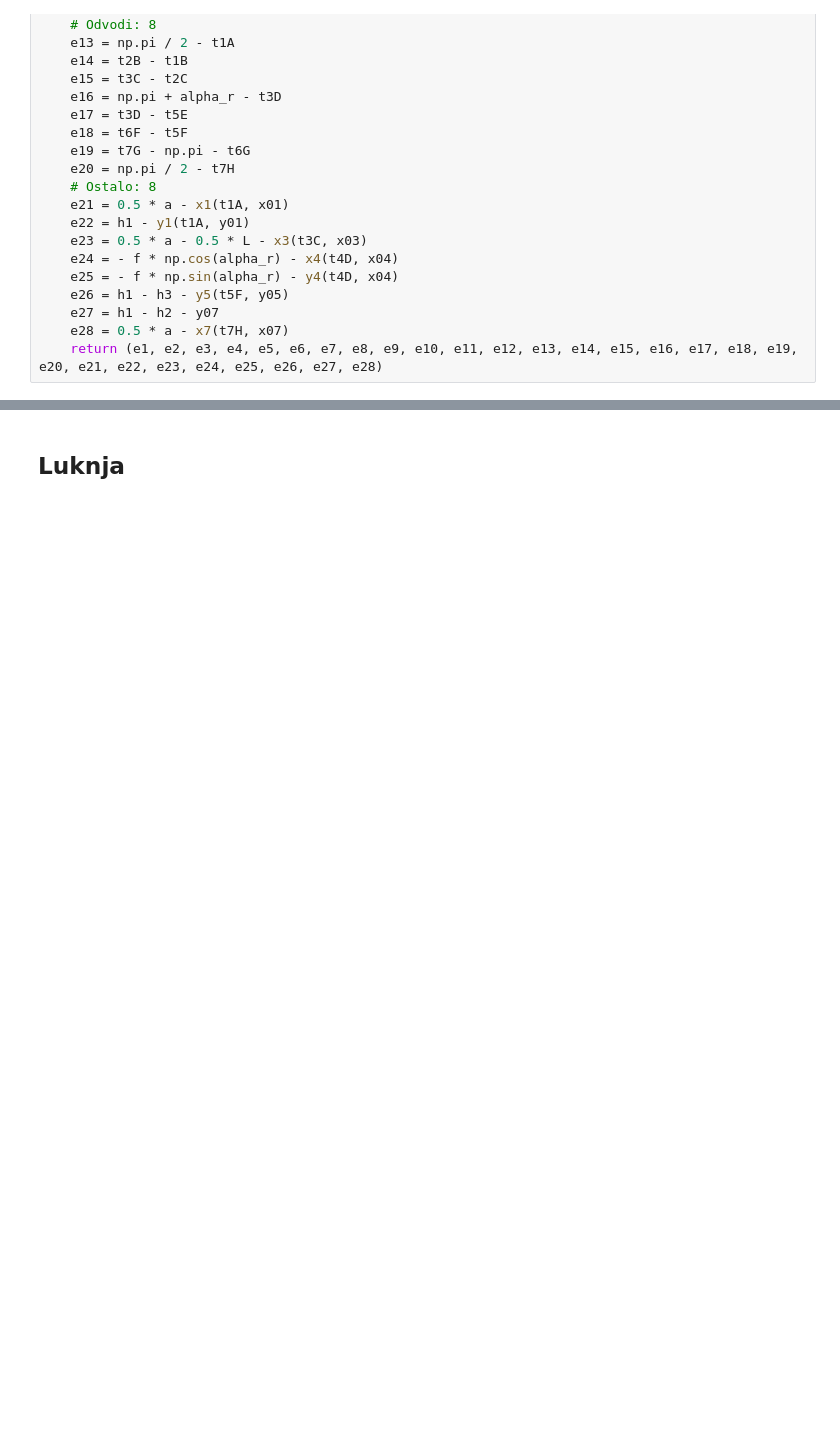
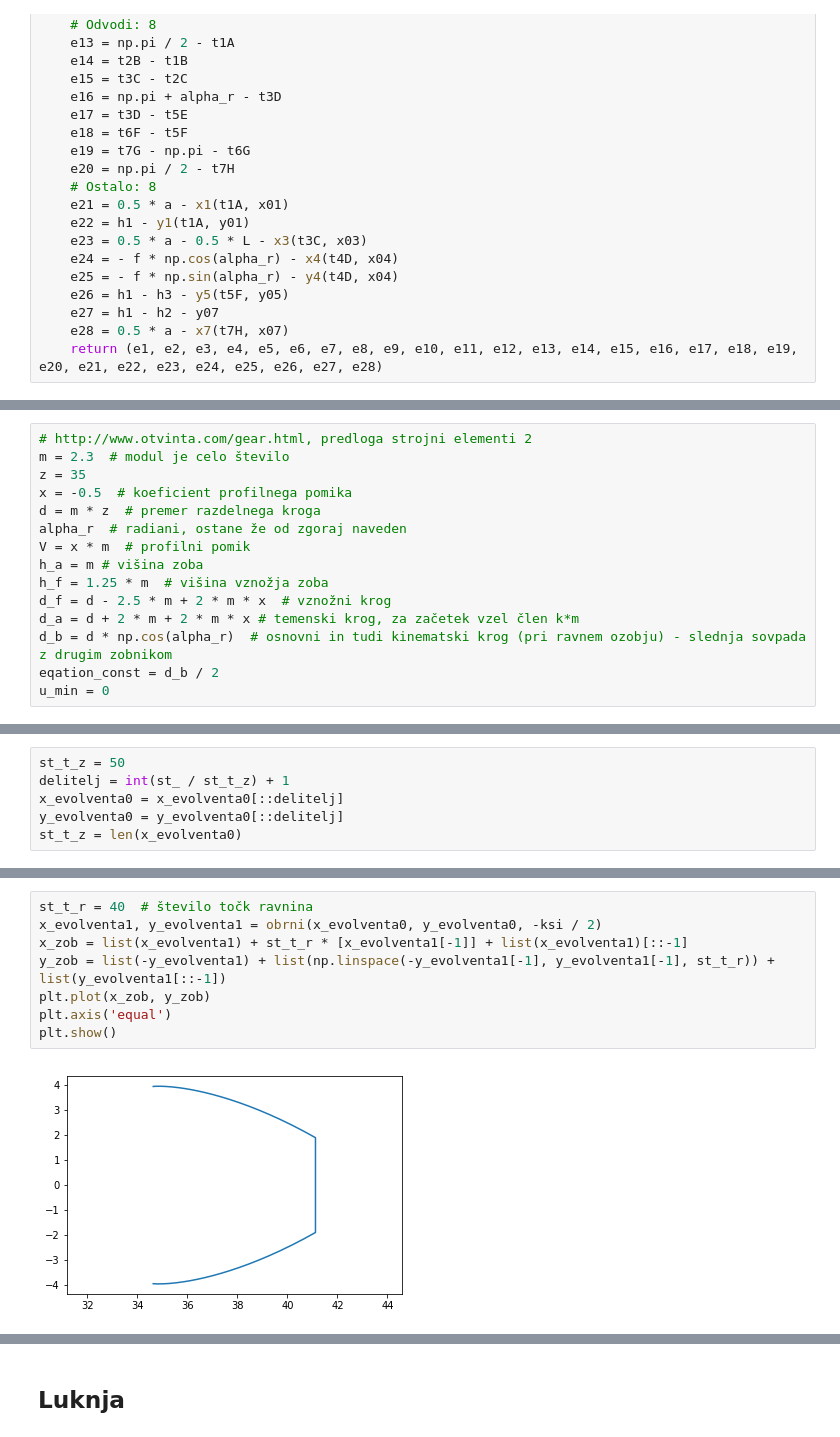
Before and after one commit to JMarinko/veriga, a Jupyter notebook: clen.ipynb, the cells around one changed output, grey strips where cells are left out. Cells and saved outputs as stored; diff of their text form; blank space fills up the shorter version.

```diff
--- a/clen.ipynb
+++ b/clen.ipynb
@@ -130,0 +173,15 @@ plt.show()
+# %%
+# http://www.otvinta.com/gear.html, predloga strojni elementi 2
+m = 2.3  # modul je celo število
+z = 35
+x = -0.5  # koeficient profilnega pomika
+d = m * z  # premer razdelnega kroga
+alpha_r  # radiani, ostane že od zgoraj naveden
+V = x * m  # profilni pomik
+h_a = m # višina zoba
+h_f = 1.25 * m  # višina vznožja zoba
+d_f = d - 2.5 * m + 2 * m * x  # vznožni krog
+d_a = d + 2 * m + 2 * m * x # temenski krog, za začetek vzel člen k*m
+d_b = d * np.cos(alpha_r)  # osnovni in tudi kinematski krog (pri ravnem ozobju) - slednja sovpada z drugim zobnikom
+eqation_const = d_b / 2
+u_min = 0
@@ -130,0 +217,6 @@ plt.show()
+# %%
+st_t_z = 50
+delitelj = int(st_ / st_t_z) + 1
+x_evolventa0 = x_evolventa0[::delitelj]
+y_evolventa0 = y_evolventa0[::delitelj]
+st_t_z = len(x_evolventa0)
@@ -130,0 +230,10 @@ plt.show()
+# %%
+st_t_r = 40  # število točk ravnina
+x_evolventa1, y_evolventa1 = obrni(x_evolventa0, y_evolventa0, -ksi / 2)
+x_zob = list(x_evolventa1) + st_t_r * [x_evolventa1[-1]] + list(x_evolventa1)[::-1]
+y_zob = list(-y_evolventa1) + list(np.linspace(-y_evolventa1[-1], y_evolventa1[-1], st_t_r)) + list(y_evolventa1[::-1])
+plt.plot(x_zob, y_zob)
+plt.axis('equal')
+plt.show()
+# %% [output]
+[figure, added]
```
Also changed, not shown: parts of 14 cells of this notebook.
